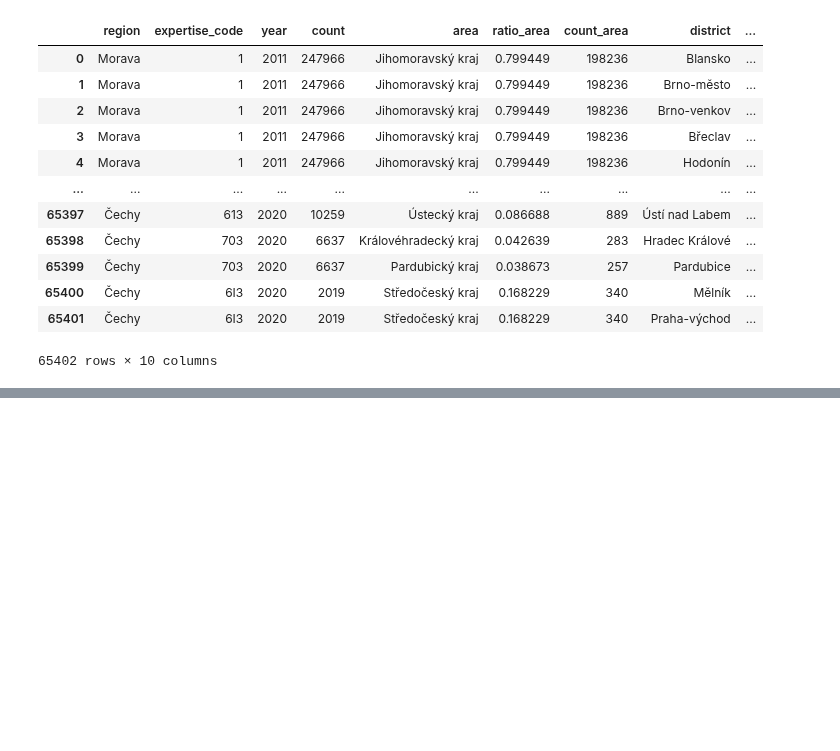
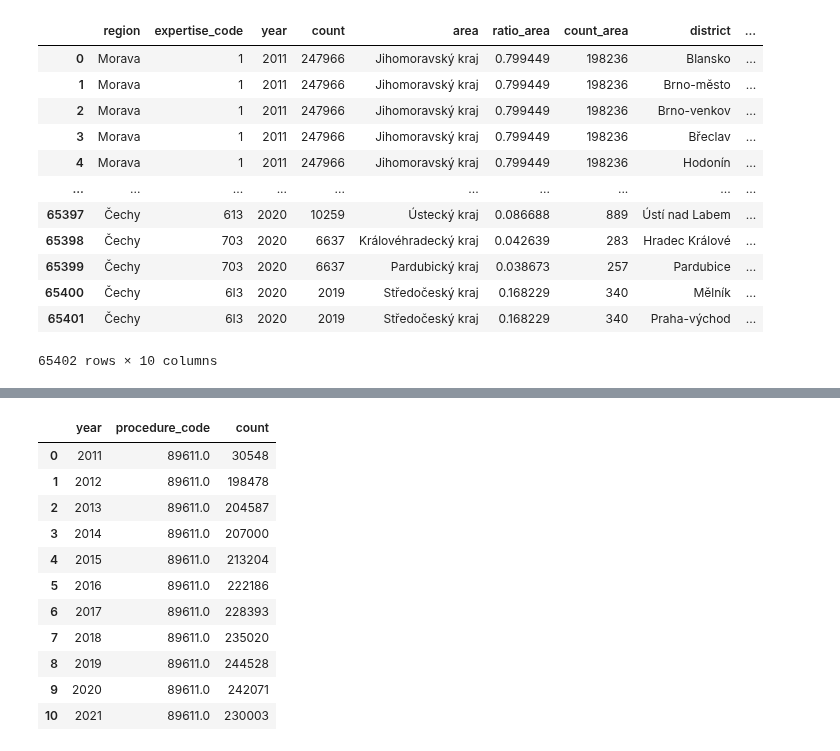
Before and after one commit to opendatalabcz/mapa-zdravi, a Jupyter notebook: src/scripts/models.ipynb, the cells around one changed output, grey strips where cells are left out. Cells and saved outputs as stored; diff of their text form; code cells hidden in the pictures; blank space fills up the shorter version.

```diff
--- a/src/scripts/models.ipynb
+++ b/src/scripts/models.ipynb
@@ -624,0 +733,17 @@ vzp_exp_district
+# %%
+# ct hlavy
+ct_head = insurances[insurances.procedure_code == 89611][['year', 'procedure_code', 'count']].groupby(['year', 'procedure_code']).sum().reset_index().sort_values('count', ascending=False)
+ct_head.sort_values('year')
+# %% [output]
+|  | year | procedure_code | count |
+| 0 | 2011 | 89611.0 | 30548 |
+| 1 | 2012 | 89611.0 | 198478 |
+| 2 | 2013 | 89611.0 | 204587 |
+| 3 | 2014 | 89611.0 | 207000 |
+| 4 | 2015 | 89611.0 | 213204 |
+| 5 | 2016 | 89611.0 | 222186 |
+| 6 | 2017 | 89611.0 | 228393 |
+| 7 | 2018 | 89611.0 | 235020 |
+| 8 | 2019 | 89611.0 | 244528 |
+| 9 | 2020 | 89611.0 | 242071 |
+| 10 | 2021 | 89611.0 | 230003 |
```
Also changed, not shown: parts of 10 cells of this notebook.
